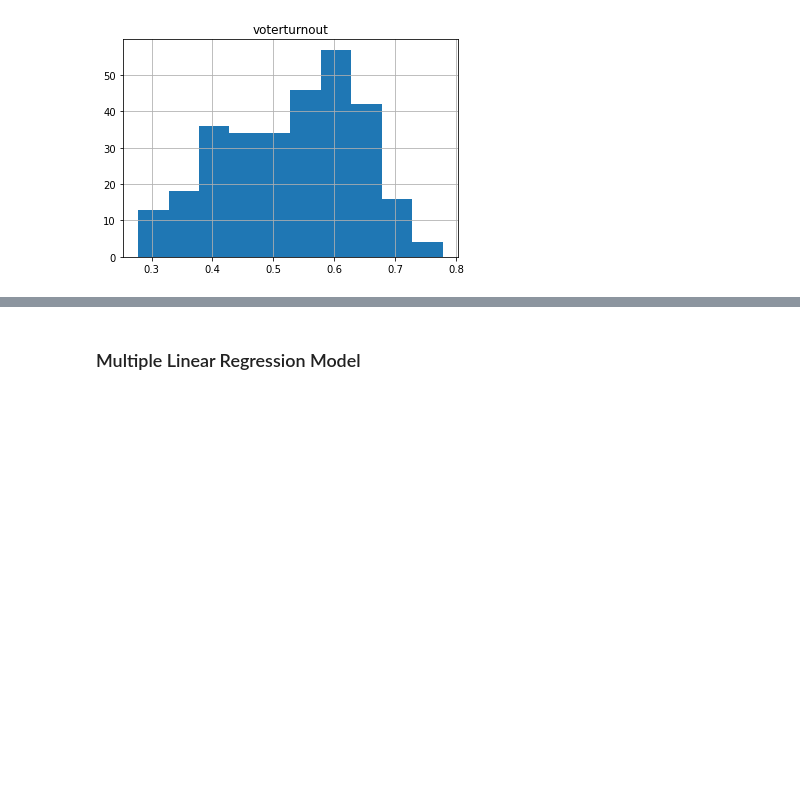
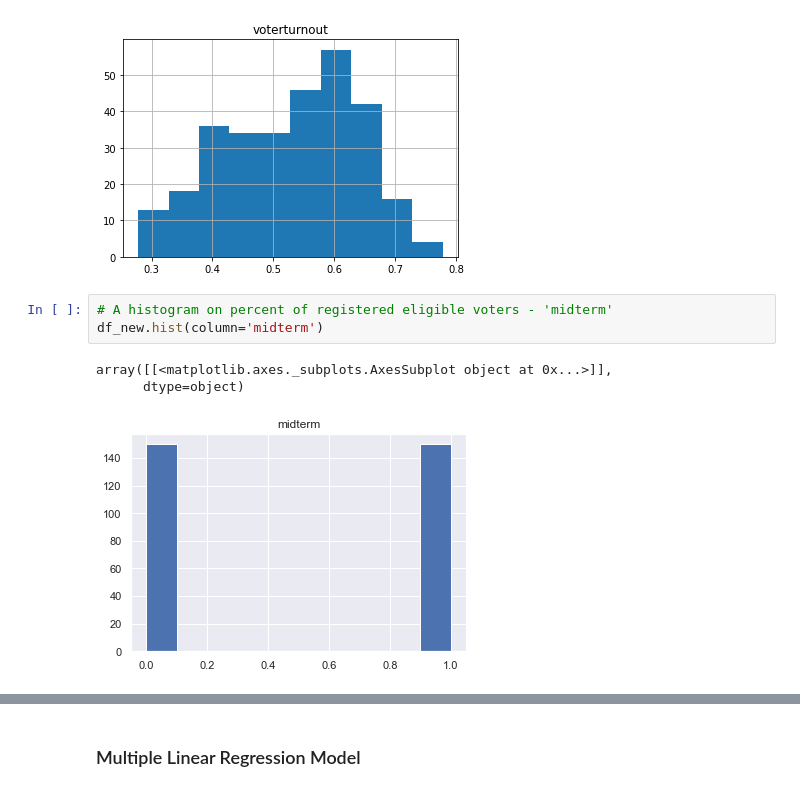
Before and after one commit to mmingoia/HTML_MN_Group_Project, a Jupyter notebook: election.ipynb, the cells around one changed output, grey strips where cells are left out. Drawn from its saved outputs; the diff is of its cells as text; blank space fills up the shorter version.

```diff
--- a/election.ipynb
+++ b/election.ipynb
@@ -569,6 +568,13 @@ df_new.hist(column='voterturnout')
 array([[<matplotlib.axes._subplots.AxesSubplot object at 0x...>]],
       dtype=object)
 [figure]
+# %%
+# A histogram on percent of registered eligible voters - 'midterm'
+df_new.hist(column='midterm')
+# %% [output]
+array([[<matplotlib.axes._subplots.AxesSubplot object at 0x...>]],
+      dtype=object)
+[figure, added]
 # %%
 # A histogram on percent of registered eligible voters - 'pct_reg_of_vep_vrs'
 df_new.hist(column='pct_reg_of_vep_vrs')
```
Also changed, not shown: parts of 9 cells of this notebook, 2 other files.
